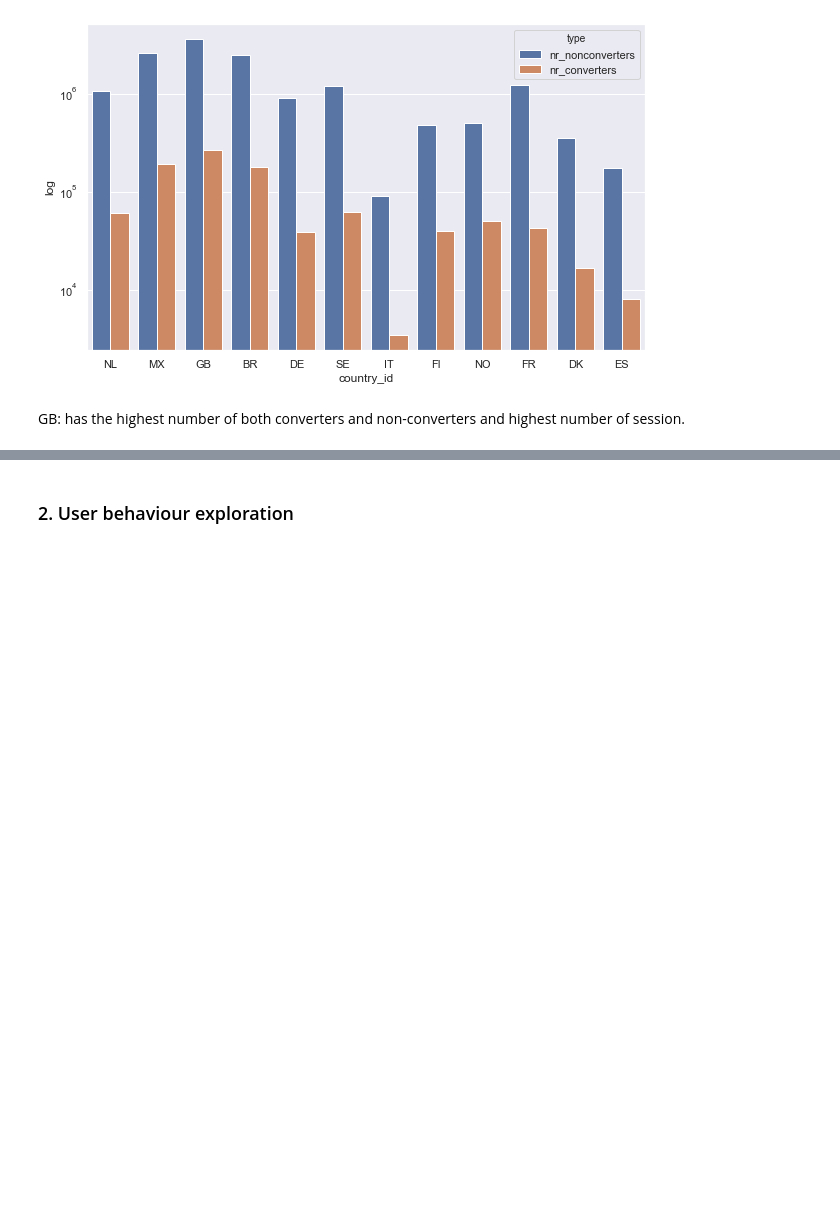
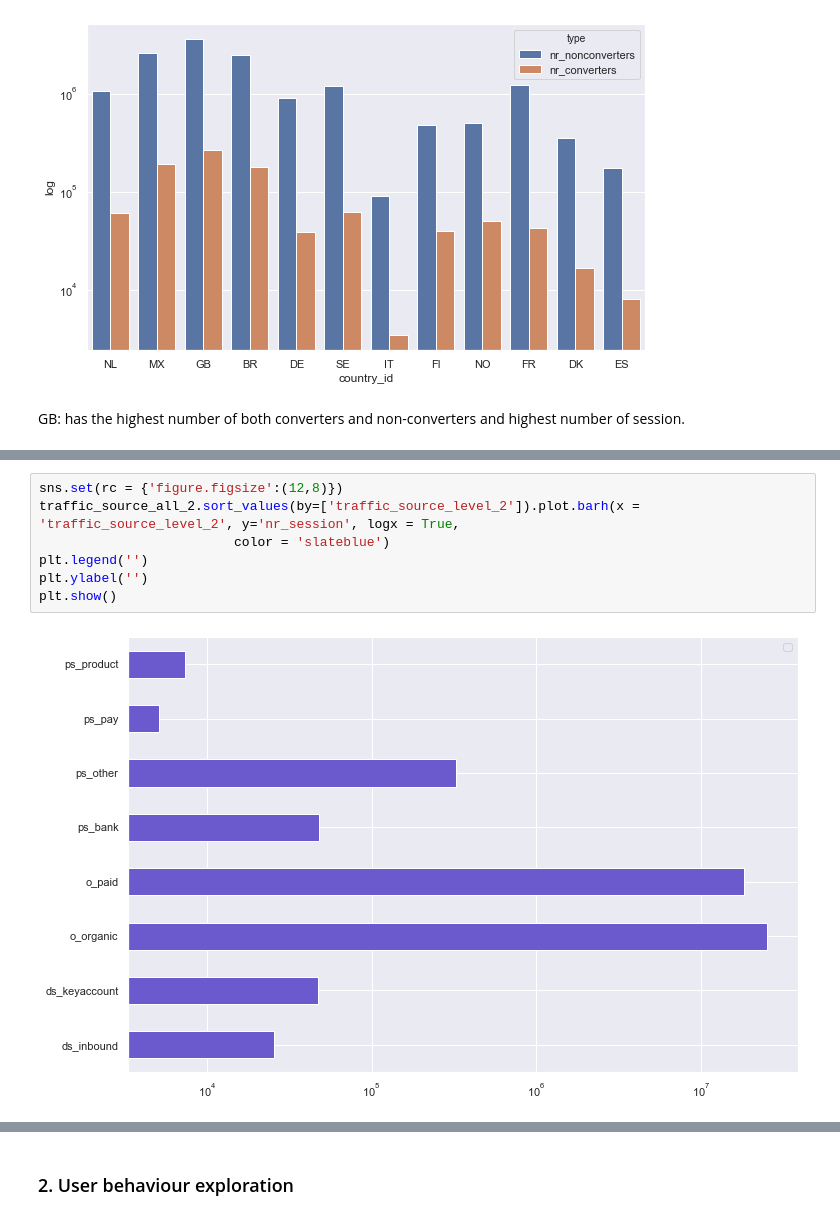
Before and after one commit to TrangTranNgoc/PrMarketingAttribution, a Jupyter notebook: exploration/GoogleAnalyticExploration.ipynb, the cells around one changed output, grey strips where cells are left out. Drawn from its saved outputs; the diff is of its cells as text; blank space fills up the shorter version.

```diff
--- a/exploration/GoogleAnalyticExploration.ipynb
+++ b/exploration/GoogleAnalyticExploration.ipynb
@@ -605,0 +588,9 @@ traffic_source_3_sql = gbq.read_gbq(query = traffic_source_3, dialect = 'standar
+# %%
+sns.set(rc = {'figure.figsize':(12,8)})
+traffic_source_all_2.sort_values(by=['traffic_source_level_2']).plot.barh(x = 'traffic_source_level_2', y='nr_session', logx = True,
+                         color = 'slateblue')
+plt.legend('')
+plt.ylabel('')
+plt.show()
+# %% [output]
+[figure, added]
```
Also changed, not shown: parts of 27 cells of this notebook.
